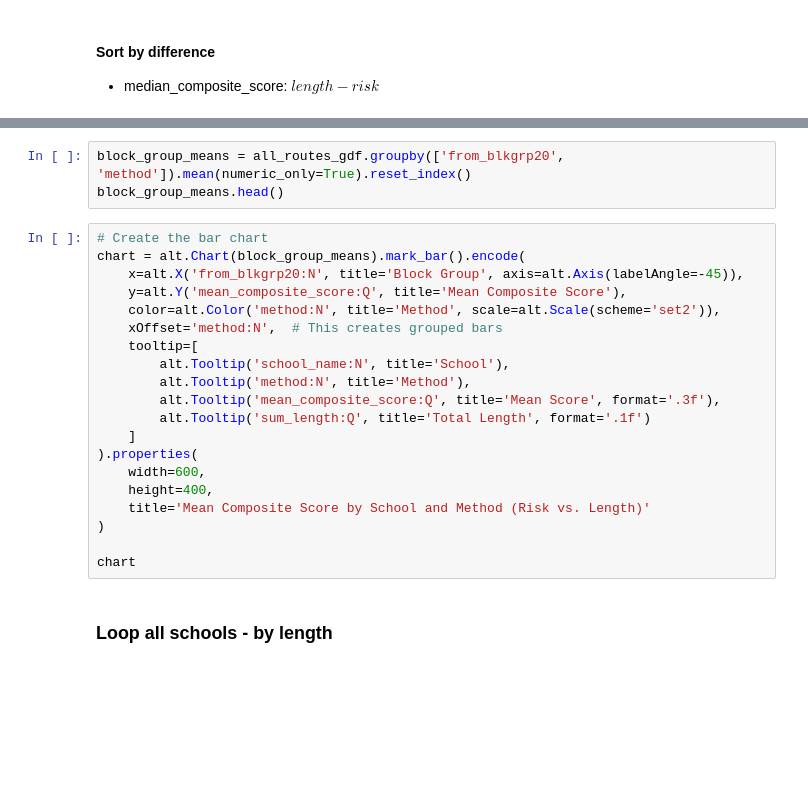
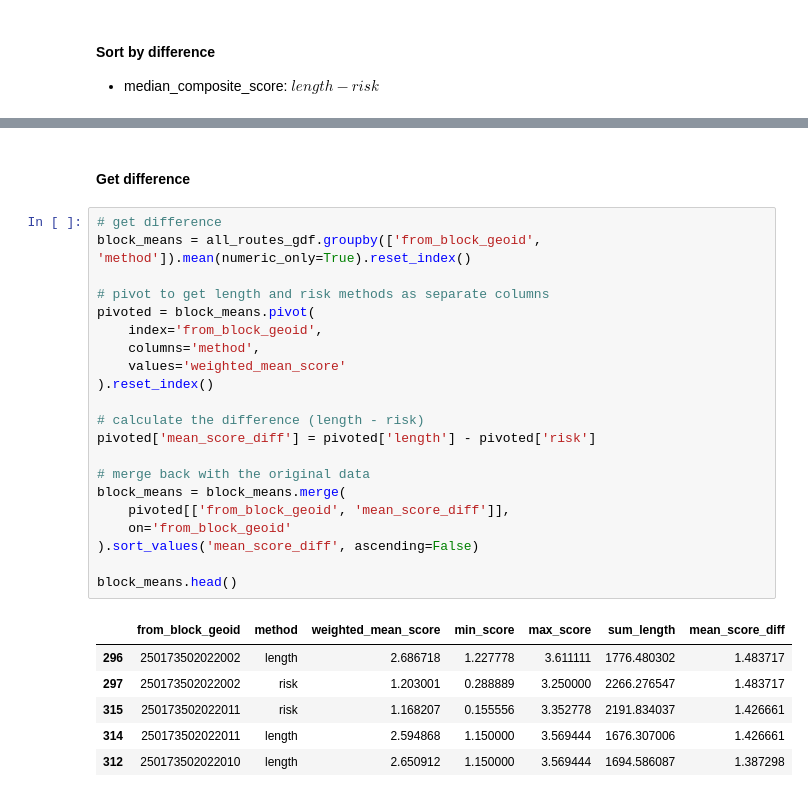
Before and after one commit to dustinmichels/bike-stress-model, a Jupyter notebook: backend/notebooks/main.ipynb, the cells around one changed output, grey strips where cells are left out. Cells and saved outputs as stored; diff of their text form; blank space fills up the shorter version.

```diff
--- a/backend/notebooks/main.ipynb
+++ b/backend/notebooks/main.ipynb
@@ -275,25 +375,30 @@ block_means.head()
-# %%
-block_group_means = all_routes_gdf.groupby(['from_blkgrp20', 'method']).mean(numeric_only=True).reset_index()
-block_group_means.head()
-# %%
-# Create the bar chart
-chart = alt.Chart(block_group_means).mark_bar().encode(
-    x=alt.X('from_blkgrp20:N', title='Block Group', axis=alt.Axis(labelAngle=-45)),
-    y=alt.Y('mean_composite_score:Q', title='Mean Composite Score'),
-    color=alt.Color('method:N', title='Method', scale=alt.Scale(scheme='set2')),
-    xOffset='method:N',  # This creates grouped bars
-    tooltip=[
-        alt.Tooltip('school_name:N', title='School'),
-        alt.Tooltip('method:N', title='Method'),
-        alt.Tooltip('mean_composite_score:Q', title='Mean Score', format='.3f'),
-        alt.Tooltip('sum_length:Q', title='Total Length', format='.1f')
-    ]
-).properties(
-    width=600,
-    height=400,
-    title='Mean Composite Score by School and Method (Risk vs. Length)'
-)
-
-chart
-# %% [markdown]
-### Loop all schools - by length
+# %% [markdown]
+#### Get difference
+# %%
+# get difference
+block_means = all_routes_gdf.groupby(['from_block_geoid', 'method']).mean(numeric_only=True).reset_index()
+
+# pivot to get length and risk methods as separate columns
+pivoted = block_means.pivot(
+    index='from_block_geoid',
+    columns='method',
+    values='weighted_mean_score'
+).reset_index()
+
+# calculate the difference (length - risk)
+pivoted['mean_score_diff'] = pivoted['length'] - pivoted['risk']
+
+# merge back with the original data
+block_means = block_means.merge(
+    pivoted[['from_block_geoid', 'mean_score_diff']],
+    on='from_block_geoid'
+).sort_values('mean_score_diff', ascending=False)
+
+block_means.head()
+# %% [output]
+|  | from_block_geoid | method | weighted_mean_score | min_score | max_score | sum_length | mean_score_diff |
+| 296 | 250173502022002 | length | 2.686718 | 1.227778 | 3.611111 | 1776.480302 | 1.483717 |
+| 297 | 250173502022002 | risk | 1.203001 | 0.288889 | 3.250000 | 2266.276547 | 1.483717 |
+| 315 | 250173502022011 | risk | 1.168207 | 0.155556 | 3.352778 | 2191.834037 | 1.426661 |
+| 314 | 250173502022011 | length | 2.594868 | 1.150000 | 3.569444 | 1676.307006 | 1.426661 |
+| 312 | 250173502022010 | length | 2.650912 | 1.150000 | 3.569444 | 1694.586087 | 1.387298 |
```
Also changed, not shown: parts of 38 cells of this notebook.
